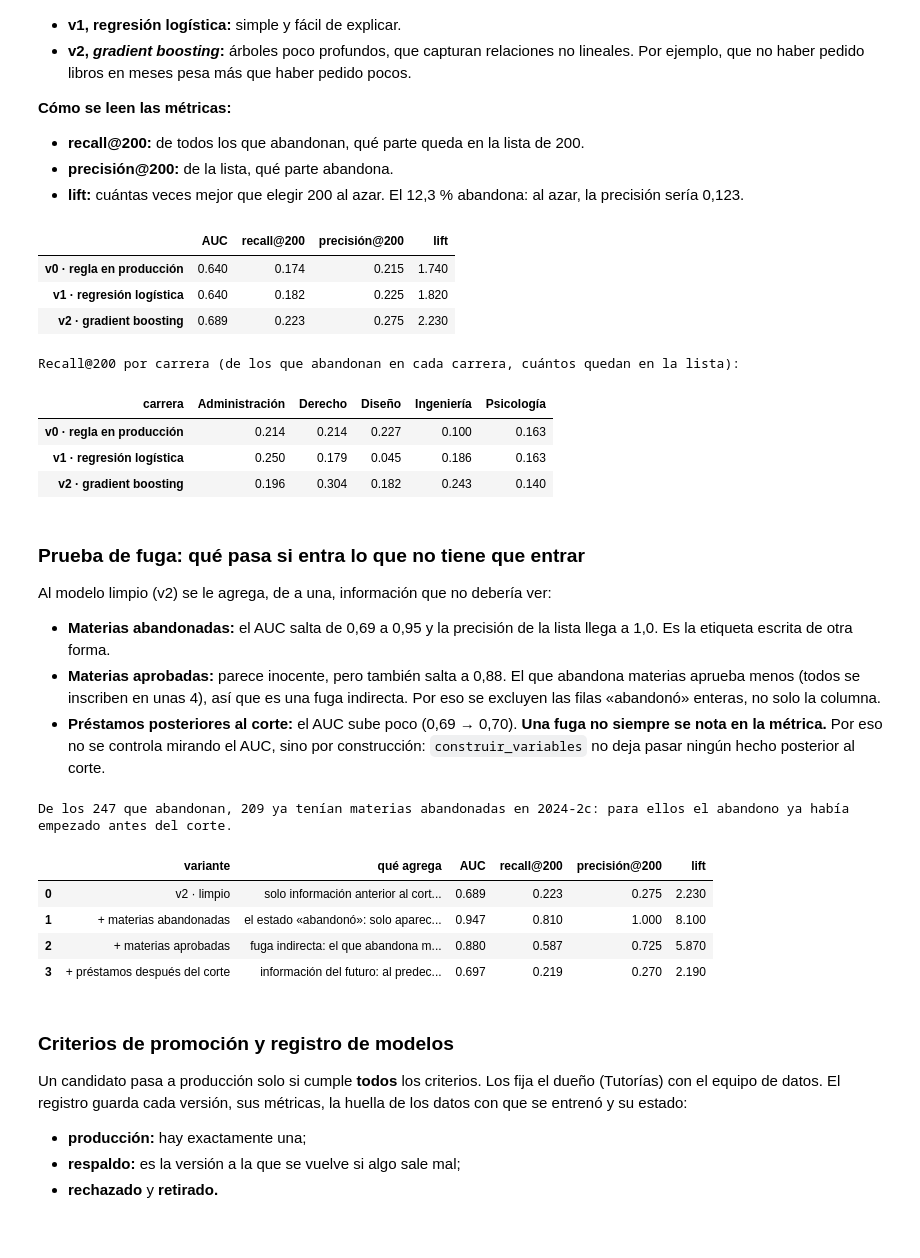
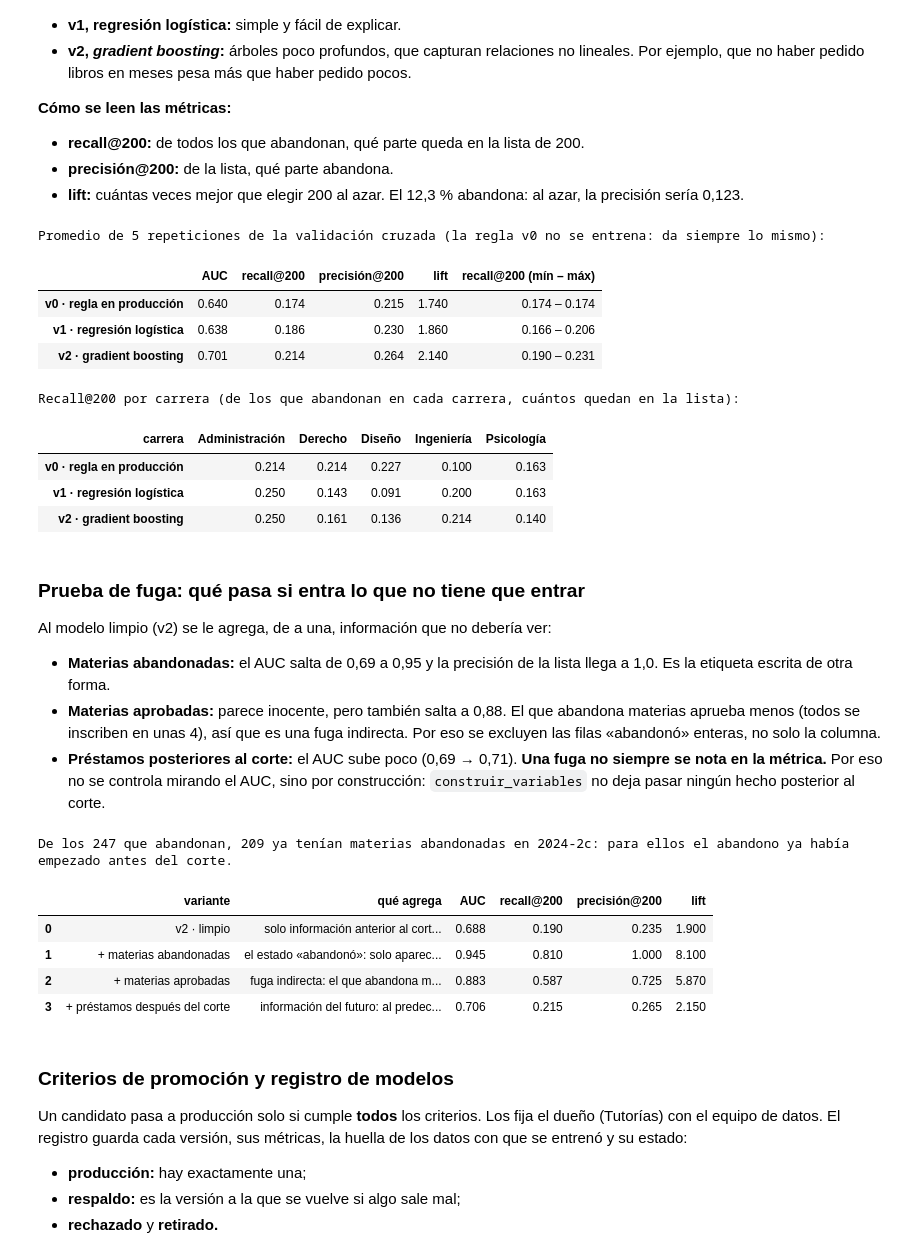
Before and after one commit to raschmatias/dh_arca, a Jupyter notebook: Data Engineer/06_uniandina/trabajo_final_uniandina.ipynb, the cells around one changed output. Saved outputs shown, nothing was run; the diff lists cells and outputs as text; code cells hidden in the pictures.

```diff
--- a/Data Engineer/06_uniandina/trabajo_final_uniandina.ipynb
+++ b/Data Engineer/06_uniandina/trabajo_final_uniandina.ipynb
@@ -455,6 +455,7 @@ DROP TABLE IF EXISTS cursada;
 DROP TABLE IF EXISTS legajo;
 DROP TABLE IF EXISTS persona_pii;
 DROP TABLE IF EXISTS materia;
+DROP TABLE IF EXISTS auditoria_acceso;
 DROP TABLE IF EXISTS resultado_calidad;
 DROP TABLE IF EXISTS control_particion;
 DROP TABLE IF EXISTS cuarentena;
@@ -501,6 +502,17 @@ CREATE TABLE resultado_calidad (                     -- cada medición de cada r
     umbral        REAL NOT NULL,
     cumple        INTEGER NOT NULL CHECK (cumple IN (0, 1)),
     decide        TEXT NOT NULL
+);
+
+CREATE TABLE auditoria_acceso (                      -- quién pidió qué, qué vio y qué no (módulo 9)
+    id_acceso     INTEGER PRIMARY KEY,
+    momento       TEXT NOT NULL,
+    rol           TEXT NOT NULL,
+    objeto        TEXT NOT NULL,
+    resultado     TEXT NOT NULL CHECK (resultado IN ('permitido', 'denegado')),
+    filas         INTEGER,
+    enmascaradas  TEXT,
+    quitadas      TEXT
 );
 
 -- ============ ZONA CURADA: el dominio limpio ============
@@ -671,7 +683,7 @@ almacen = dwh()
 almacen.executescript(DDL)
 almacen.execute("PRAGMA foreign_keys = ON")
 
-zona = {"control": ["control_lote", "cuarentena", "control_particion", "resultado_calidad"],
+zona = {"control": ["control_lote", "cuarentena", "control_particion", "resultado_calidad", "auditoria_acceso"],
         "curada": ["persona_pii", "legajo", "materia", "cursada", "nota", "prestamo", "beca", "respuesta_encuesta"],
         "consumo": ["dim_tiempo", "dim_materia", "dim_alumno", "hecho_cursada", "riesgo_abandono"],
         "variables": ["variables_abandono", "etiqueta_abandono"],
@@ -2464,7 +2484,8 @@ def construir_variables(corte):
                MIN(COALESCE(pr.dias_sin_prestamo, 365), 365) AS dias_sin_prestamo,
                COALESCE(b.porcentaje_beca, 0) AS porcentaje_beca, pl.plan_2023, pr.ultimo_prestamo
         FROM poblacion p LEFT JOIN notas n USING (id_persona) LEFT JOIN prestamos pr USING (id_persona)
-        LEFT JOIN becas b USING (id_persona) JOIN plan pl USING (id_persona)""", base="dwh.db", parametros={"base": base, "corte": corte})
+        LEFT JOIN becas b USING (id_persona) JOIN plan pl USING (id_persona)
+        ORDER BY p.id_persona""", base="dwh.db", parametros={"base": base, "corte": corte})
 
     # Controles point-in-time: si alguno falla, no se guarda nada.
     assert uno("SELECT fecha_fin FROM dim_tiempo WHERE cuatrimestre = ?", (base,)) < corte, "el cuatrimestre base no terminó antes del corte"
@@ -2551,52 +2572,63 @@ def metricas(y, score, k=CAPACIDAD_TUTORES):
 
 def evaluar_cv(df, columnas, version="v1", semilla=SEMILLA):
     """Validación cruzada de 5 particiones: cada alumno se puntúa con un modelo que no lo vio al entrenar."""
     score = cross_val_predict(CANDIDATOS[version][1](), preparar(df, columnas), df.abandono,
                               cv=StratifiedKFold(5, shuffle=True, random_state=semilla), method="predict_proba")[:, 1]
     return score, metricas(df.abandono, score)
 
 # v0 · la regla que está hoy en producción (no es Machine Learning): primero los que menos libros pidieron; a igualdad, peor promedio.
 def regla_v0(df):
     p = preparar(df, ["prestamos_180d", "prom_nota"])
     s = -p.prestamos_180d - p.prom_nota / 100
     return (s - s.min()) / (s.max() - s.min())                              # llevado a 0–1 para guardarlo igual que un modelo
 
 carrera = sql("SELECT id_persona, carrera FROM legajo WHERE es_vigente = 1", base="dwh.db")
 def recall_por_carrera(score):
     """El modelo no usa la carrera, pero tiene que encontrar abandonos en todas."""
     d = datos.assign(score=np.asarray(score)).merge(carrera, on="id_persona")
     d["en_lista"] = d.score.rank(ascending=False, method="first") <= CAPACIDAD_TUTORES
     return d[d.abandono == 1].groupby("carrera").en_lista.mean().round(3)
 
+SEMILLAS = (42, 1, 7, 99, 123)    # 5 repeticiones de la validación cruzada, cada una con otra partición
+def evaluar_repetido(df, columnas, version):
+    """La métrica de UNA partición depende de qué alumnos cayeron juntos. Se repite 5 veces y se informa el promedio."""
+    corridas = [evaluar_cv(df, columnas, version, s) for s in SEMILLAS]
+    promedio = {k: round(float(np.mean([m[k] for _, m in corridas])), 3) for k in corridas[0][1]}
+    return corridas[0][0], promedio, [m["recall@200"] for _, m in corridas]
+
 evaluacion = {"v0": {"score": regla_v0(datos)}}
-evaluacion["v0"]["métricas"] = metricas(datos.abandono, evaluacion["v0"]["score"])
+evaluacion["v0"]["métricas"] = metricas(datos.abandono, evaluacion["v0"]["score"])       # la regla no se entrena: no varía
+evaluacion["v0"]["recalls"] = [evaluacion["v0"]["métricas"]["recall@200"]]
 for v in CANDIDATOS:
-    evaluacion[v] = dict(zip(["score", "métricas"], evaluar_cv(datos, VARIABLES, v)))
+    evaluacion[v] = dict(zip(["score", "métricas", "recalls"], evaluar_repetido(datos, VARIABLES, v)))
 for v in evaluacion:
     evaluacion[v]["por carrera"] = recall_por_carrera(evaluacion[v]["score"])
 
 nombres = {"v0": "v0 · regla en producción", "v1": "v1 · regresión logística", "v2": "v2 · gradient boosting"}
-comparacion = pd.DataFrame({nombres[v]: e["métricas"] for v, e in evaluacion.items()}).T
+comparacion = pd.DataFrame({nombres[v]: {**e["métricas"], "recall@200 (mín – máx)": f"{min(e['recalls']):.3f} – {max(e['recalls']):.3f}"}
+                            for v, e in evaluacion.items()}).T
+print("Promedio de 5 repeticiones de la validación cruzada (la regla v0 no se entrena: da siempre lo mismo):")
 display(comparacion)
 print("Recall@200 por carrera (de los que abandonan en cada carrera, cuántos quedan en la lista):")
 pd.DataFrame({nombres[v]: e["por carrera"] for v, e in evaluacion.items()}).T
 # %% [output]
+Promedio de 5 repeticiones de la validación cruzada (la regla v0 no se entrena: da siempre lo mismo):
-|  | AUC | recall@200 | precisión@200 | lift |
-| v0 · regla en producción | 0.640 | 0.174 | 0.215 | 1.740 |
-| v1 · regresión logística | 0.640 | 0.182 | 0.225 | 1.820 |
-| v2 · gradient boosting | 0.689 | 0.223 | 0.275 | 2.230 |
+|  | AUC | recall@200 | precisión@200 | lift | recall@200 (mín – máx) |
+| v0 · regla en producción | 0.640 | 0.174 | 0.215 | 1.740 | 0.174 – 0.174 |
+| v1 · regresión logística | 0.638 | 0.186 | 0.230 | 1.860 | 0.166 – 0.206 |
+| v2 · gradient boosting | 0.701 | 0.214 | 0.264 | 2.140 | 0.190 – 0.231 |
-Recall@200 por carrera (de los que abandonan en cada carrera, cuántos quedan en la lista):
+Recall@200 por carrera (de los que abandonan en cada carrera, cuántos quedan en la lista):
 | carrera | Administración | Derecho | Diseño | Ingeniería | Psicología |
 | v0 · regla en producción | 0.214 | 0.214 | 0.227 | 0.100 | 0.163 |
-| v1 · regresión logística | 0.250 | 0.179 | 0.045 | 0.186 | 0.163 |
-| v2 · gradient boosting | 0.196 | 0.304 | 0.182 | 0.243 | 0.140 |
+| v1 · regresión logística | 0.250 | 0.143 | 0.091 | 0.200 | 0.163 |
+| v2 · gradient boosting | 0.250 | 0.161 | 0.136 | 0.214 | 0.140 |
 # %% [markdown]
 ### Prueba de fuga: qué pasa si entra lo que no tiene que entrar
 
 Al modelo limpio (v2) se le agrega, de a una, información que no debería ver:
 - **Materias abandonadas:** el AUC salta de 0,69 a 0,95 y la precisión de la lista llega a 1,0. Es la etiqueta escrita de otra forma.
 - **Materias aprobadas:** parece inocente, pero también salta a 0,88. El que abandona materias aprueba menos (todos se inscriben en unas 4), así que es una fuga indirecta. Por eso se excluyen las filas «abandonó» enteras, no solo la columna.
-- **Préstamos posteriores al corte:** el AUC sube poco (0,69 → 0,70). **Una fuga no siempre se nota en la métrica.** Por eso no se controla mirando el AUC, sino por construcción: `construir_variables` no deja pasar ningún hecho posterior al corte.
+- **Préstamos posteriores al corte:** el AUC sube poco (0,69 → 0,71). **Una fuga no siempre se nota en la métrica.** Por eso no se controla mirando el AUC, sino por construcción: `construir_variables` no deja pasar ningún hecho posterior al corte.
 # %%
 # ===== Prueba de fuga: ¿qué pasaría si dejáramos entrar información que no corresponde? =====
 # Si un modelo da «demasiado bien», lo primero es sospechar que ve la respuesta. Se prueba con el modelo v2.
@@ -2624,10 +2656,10 @@ pruebas_fuga
 # %% [output]
 De los 247 que abandonan, 209 ya tenían materias abandonadas en 2024-2c: para ellos el abandono ya había empezado antes del corte.
 |  | variante | qué agrega | AUC | recall@200 | precisión@200 | lift |
-| 0 | v2 · limpio | solo información anterior al cort... | 0.689 | 0.223 | 0.275 | 2.230 |
-| 1 | + materias abandonadas | el estado «abandonó»: solo aparec... | 0.947 | 0.810 | 1.000 | 8.100 |
-| 2 | + materias aprobadas | fuga indirecta: el que abandona m... | 0.880 | 0.587 | 0.725 | 5.870 |
-| 3 | + préstamos después del corte | información del futuro: al predec... | 0.697 | 0.219 | 0.270 | 2.190 |
+| 0 | v2 · limpio | solo información anterior al cort... | 0.688 | 0.190 | 0.235 | 1.900 |
+| 1 | + materias abandonadas | el estado «abandonó»: solo aparec... | 0.945 | 0.810 | 1.000 | 8.100 |
+| 2 | + materias aprobadas | fuga indirecta: el que abandona m... | 0.883 | 0.587 | 0.725 | 5.870 |
+| 3 | + préstamos después del corte | información del futuro: al predec... | 0.706 | 0.215 | 0.265 | 2.150 |
 # %% [markdown]
 ### Criterios de promoción y registro de modelos
 
```
Also changed, not shown: parts of 29 cells of this notebook, 2 other files.
